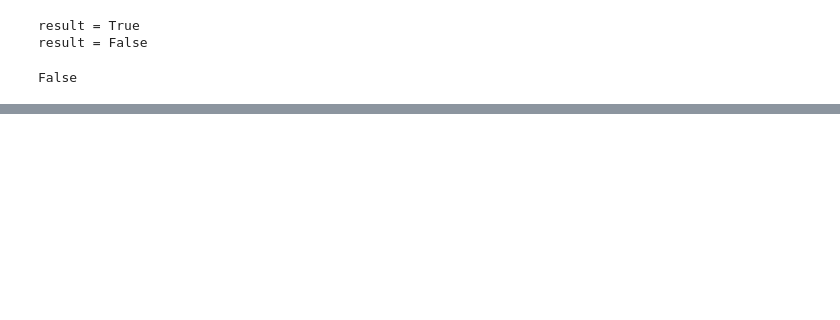
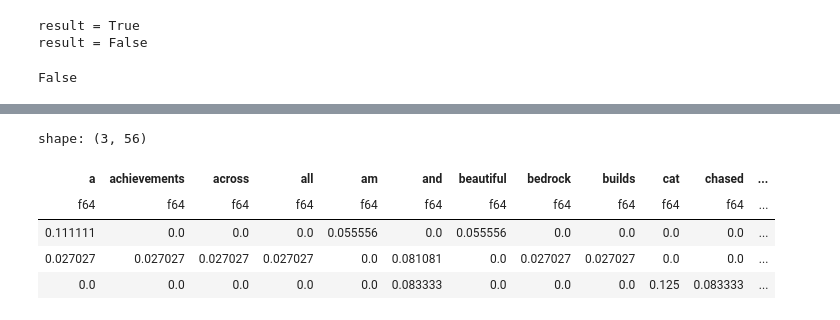
Before and after one commit to chineidu/AI-Powered-Search, a Jupyter notebook: lab/00-lab.ipynb, the cells around one changed output, grey strips where cells are left out. Drawn from its saved outputs; the diff is of its cells as text; code cells hidden in the pictures; blank space fills up the shorter version.

```diff
--- a/lab/00-lab.ipynb
+++ b/lab/00-lab.ipynb
@@ -249,0 +383,11 @@ False
+# %%
+term_freq_df: pl.DataFrame = pl.DataFrame(term_freq)
+term_freq_df.columns = [*vocab.keys()]
+term_freq_df
+# %% [output]
+shape: (3, 56)
+| a | achievements | across | all | am | and | beautiful | bedrock | builds | cat | chased | ... |
+| f64 | f64 | f64 | f64 | f64 | f64 | f64 | f64 | f64 | f64 | f64 | ... |
+| 0.111111 | 0.0 | 0.0 | 0.0 | 0.055556 | 0.0 | 0.055556 | 0.0 | 0.0 | 0.0 | 0.0 | ... |
+| 0.027027 | 0.027027 | 0.027027 | 0.027027 | 0.0 | 0.081081 | 0.0 | 0.027027 | 0.027027 | 0.0 | 0.0 | ... |
+| 0.0 | 0.0 | 0.0 | 0.0 | 0.0 | 0.083333 | 0.0 | 0.0 | 0.0 | 0.125 | 0.083333 | ... |
```
Also changed, not shown: parts of 22 cells of this notebook, 3 other files.
